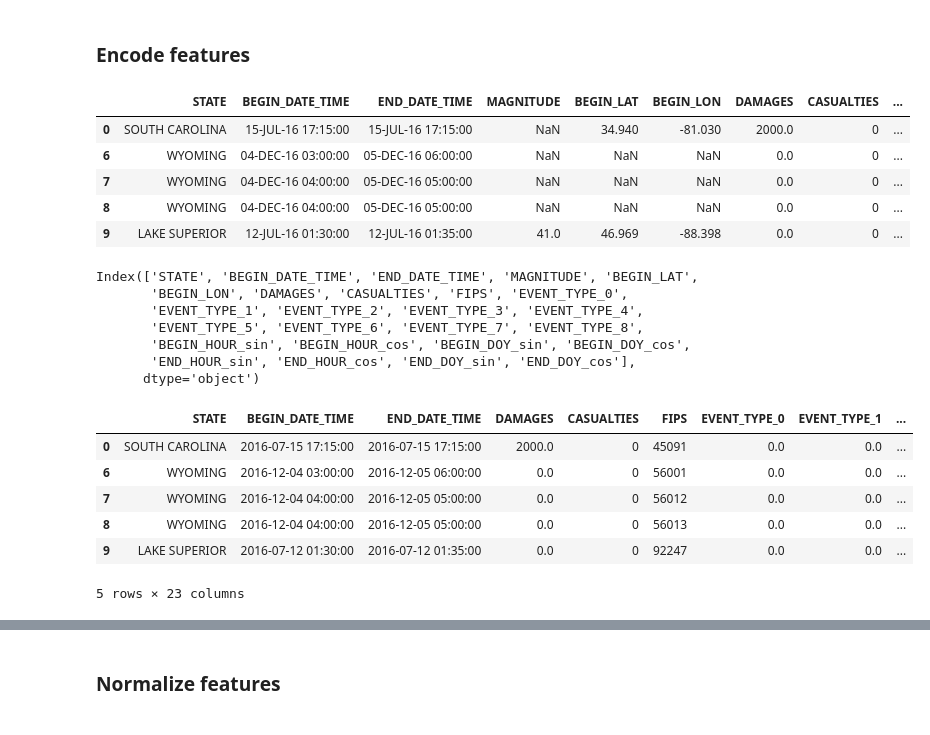
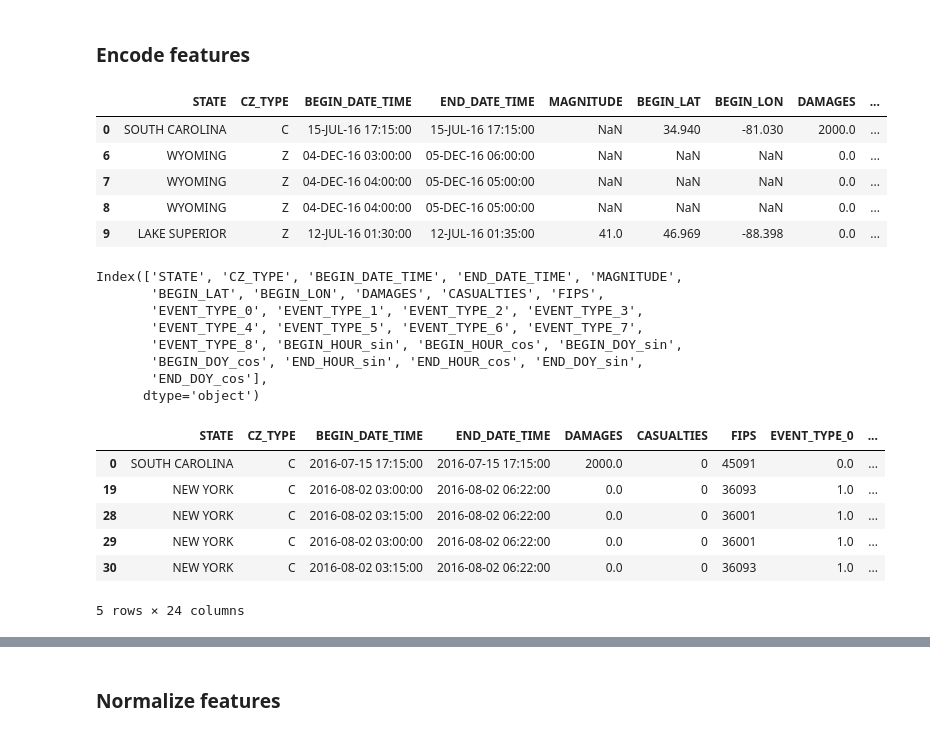
Before and after one commit to mattialodi0/progA3I, a Jupyter notebook: conditional_normalizing_flow.ipynb, the cells around one changed output, grey strips where cells are left out. Drawn from its saved outputs; the diff is of its cells as text; code cells hidden in the pictures.

```diff
--- a/conditional_normalizing_flow.ipynb
+++ b/conditional_normalizing_flow.ipynb
@@ -57,7 +57,7 @@ useless_cols = [
     'WFO',
     'CATEGORY',
     'TOR_OTHER_WFO', 'TOR_OTHER_CZ_STATE', 'TOR_OTHER_CZ_FIPS', 'TOR_OTHER_CZ_NAME',
-    'CZ_TYPE', 'CZ_NAME', 'CZ_TIMEZONE',
+    'CZ_NAME', 'CZ_TIMEZONE',
     'EPISODE_NARRATIVE', 'EVENT_NARRATIVE', 'DATA_SOURCE',
 
     'FLOOD_CAUSE',
@@ -198,12 +199,12 @@ df4 = pd.concat([df3.drop(columns=['EVENT_TYPE'], inplace=False), event_type_df]
 # %%
 df4.head()
 # %% [output]
-|  | STATE | BEGIN_DATE_TIME | END_DATE_TIME | MAGNITUDE | BEGIN_LAT | BEGIN_LON | DAMAGES | CASUALTIES | ... |
-| 0 | SOUTH CAROLINA | 15-JUL-16 17:15:00 | 15-JUL-16 17:15:00 | NaN | 34.940 | -81.030 | 2000.0 | 0 | ... |
-| 6 | WYOMING | 04-DEC-16 03:00:00 | 05-DEC-16 06:00:00 | NaN | NaN | NaN | 0.0 | 0 | ... |
-| 7 | WYOMING | 04-DEC-16 04:00:00 | 05-DEC-16 05:00:00 | NaN | NaN | NaN | 0.0 | 0 | ... |
-| 8 | WYOMING | 04-DEC-16 04:00:00 | 05-DEC-16 05:00:00 | NaN | NaN | NaN | 0.0 | 0 | ... |
-| 9 | LAKE SUPERIOR | 12-JUL-16 01:30:00 | 12-JUL-16 01:35:00 | 41.0 | 46.969 | -88.398 | 0.0 | 0 | ... |
+|  | STATE | CZ_TYPE | BEGIN_DATE_TIME | END_DATE_TIME | MAGNITUDE | BEGIN_LAT | BEGIN_LON | DAMAGES | ... |
+| 0 | SOUTH CAROLINA | C | 15-JUL-16 17:15:00 | 15-JUL-16 17:15:00 | NaN | 34.940 | -81.030 | 2000.0 | ... |
+| 6 | WYOMING | Z | 04-DEC-16 03:00:00 | 05-DEC-16 06:00:00 | NaN | NaN | NaN | 0.0 | ... |
+| 7 | WYOMING | Z | 04-DEC-16 04:00:00 | 05-DEC-16 05:00:00 | NaN | NaN | NaN | 0.0 | ... |
+| 8 | WYOMING | Z | 04-DEC-16 04:00:00 | 05-DEC-16 05:00:00 | NaN | NaN | NaN | 0.0 | ... |
+| 9 | LAKE SUPERIOR | Z | 12-JUL-16 01:30:00 | 12-JUL-16 01:35:00 | 41.0 | 46.969 | -88.398 | 0.0 | ... |
 # %%
 # fill BEGIN_LAT and BEGIN_LON NaN values with the mean of their respective columns
 df4['BEGIN_LAT'] = df4['BEGIN_LAT'].fillna(df4['BEGIN_LAT'].mean())
@@ -230,23 +231,26 @@ for prefix in ['BEGIN', 'END']:
 # %%
 df4.columns
 # %% [output]
-Index(['STATE', 'BEGIN_DATE_TIME', 'END_DATE_TIME', 'MAGNITUDE', 'BEGIN_LAT',
-       'BEGIN_LON', 'DAMAGES', 'CASUALTIES', 'FIPS', 'EVENT_TYPE_0',
-       'EVENT_TYPE_1', 'EVENT_TYPE_2', 'EVENT_TYPE_3', 'EVENT_TYPE_4',
-       'EVENT_TYPE_5', 'EVENT_TYPE_6', 'EVENT_TYPE_7', 'EVENT_TYPE_8',
-       'BEGIN_HOUR_sin', 'BEGIN_HOUR_cos', 'BEGIN_DOY_sin', 'BEGIN_DOY_cos',
-       'END_HOUR_sin', 'END_HOUR_cos', 'END_DOY_sin', 'END_DOY_cos'],
+Index(['STATE', 'CZ_TYPE', 'BEGIN_DATE_TIME', 'END_DATE_TIME', 'MAGNITUDE',
+       'BEGIN_LAT', 'BEGIN_LON', 'DAMAGES', 'CASUALTIES', 'FIPS',
+       'EVENT_TYPE_0', 'EVENT_TYPE_1', 'EVENT_TYPE_2', 'EVENT_TYPE_3',
+       'EVENT_TYPE_4', 'EVENT_TYPE_5', 'EVENT_TYPE_6', 'EVENT_TYPE_7',
+       'EVENT_TYPE_8', 'BEGIN_HOUR_sin', 'BEGIN_HOUR_cos', 'BEGIN_DOY_sin',
+       'BEGIN_DOY_cos', 'END_HOUR_sin', 'END_HOUR_cos', 'END_DOY_sin',
+       'END_DOY_cos'],
       dtype='object')
 # %%
 df4.drop(columns=['MAGNITUDE', 'BEGIN_LAT', 'BEGIN_LON'], inplace=True)
+# %%
+df5 = df4[df4['CZ_TYPE'] == 'C'] # keep only disasters happend in a county (for which we have demographical information)
 # %%
-nd_df = df4.copy()
+nd_df = df5.copy()
 nd_df.head()
 # %% [output]
-|  | STATE | BEGIN_DATE_TIME | END_DATE_TIME | DAMAGES | CASUALTIES | FIPS | EVENT_TYPE_0 | EVENT_TYPE_1 | ... |
-| 0 | SOUTH CAROLINA | 2016-07-15 17:15:00 | 2016-07-15 17:15:00 | 2000.0 | 0 | 45091 | 0.0 | 0.0 | ... |
-| 6 | WYOMING | 2016-12-04 03:00:00 | 2016-12-05 06:00:00 | 0.0 | 0 | 56001 | 0.0 | 0.0 | ... |
-| 7 | WYOMING | 2016-12-04 04:00:00 | 2016-12-05 05:00:00 | 0.0 | 0 | 56012 | 0.0 | 0.0 | ... |
-| 8 | WYOMING | 2016-12-04 04:00:00 | 2016-12-05 05:00:00 | 0.0 | 0 | 56013 | 0.0 | 0.0 | ... |
-| 9 | LAKE SUPERIOR | 2016-07-12 01:30:00 | 2016-07-12 01:35:00 | 0.0 | 0 | 92247 | 0.0 | 0.0 | ... |
+|  | STATE | CZ_TYPE | BEGIN_DATE_TIME | END_DATE_TIME | DAMAGES | CASUALTIES | FIPS | EVENT_TYPE_0 | ... |
+| 0 | SOUTH CAROLINA | C | 2016-07-15 17:15:00 | 2016-07-15 17:15:00 | 2000.0 | 0 | 45091 | 0.0 | ... |
+| 19 | NEW YORK | C | 2016-08-02 03:00:00 | 2016-08-02 06:22:00 | 0.0 | 0 | 36093 | 1.0 | ... |
+| 28 | NEW YORK | C | 2016-08-02 03:15:00 | 2016-08-02 06:22:00 | 0.0 | 0 | 36001 | 1.0 | ... |
+| 29 | NEW YORK | C | 2016-08-02 03:00:00 | 2016-08-02 06:22:00 | 0.0 | 0 | 36001 | 1.0 | ... |
+| 30 | NEW YORK | C | 2016-08-02 03:15:00 | 2016-08-02 06:22:00 | 0.0 | 0 | 36093 | 1.0 | ... |
-5 rows × 23 columns
+5 rows × 24 columns
```
Also changed, not shown: parts of 33 cells of this notebook, 1 other file.
